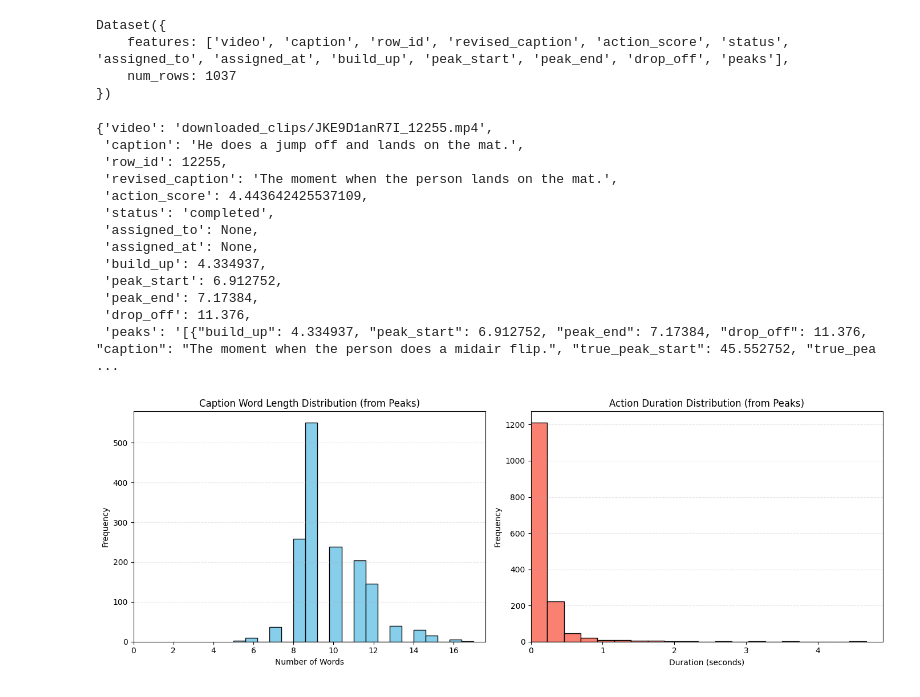
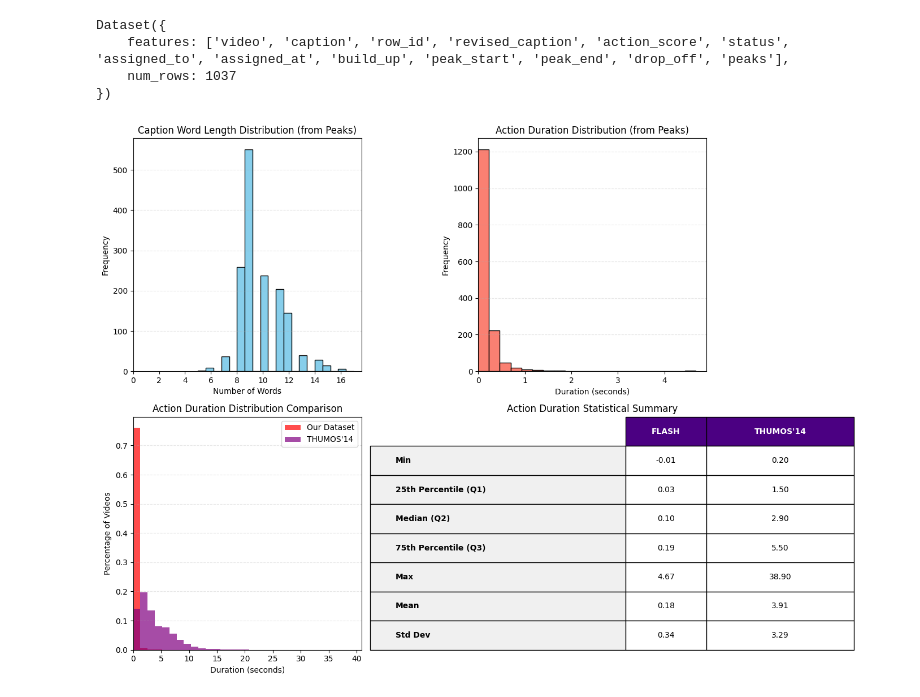
Before and after one commit to cminst/flash-dataset, a Jupyter notebook: dataset_flash.ipynb, the cells around one changed output. Saved outputs shown, nothing was run; the diff lists cells and outputs as text; code cells hidden in the pictures.

Commit message:
flash dataset nb updates

```diff
--- a/dataset_flash.ipynb
+++ b/dataset_flash.ipynb
@@ -1,7 +1,7 @@
 # %%
 from datasets import *
 from iv2_utils import iv2
-from utils import plot_caption_and_duration_distributions, plot_caption_and_duration_distributions_from_peaks
+from utils import plot_caption_and_duration_distributions, plot_peak_dataset_stats
 import random
 import json
 import matplotlib.pyplot as plt
@@ -14,31 +14,15 @@ import numpy as np
 import torch.nn.functional as F
 import gc
 from huggingface_hub import notebook_login
+
+dataset = Dataset.from_csv('labeling_tasks_cleaned.csv')
+dataset
+# %% [output]
+Dataset({
+    features: ['video', 'caption', 'row_id', 'revised_caption', 'action_score', 'status', 'assigned_to', 'assigned_at', 'build_up', 'peak_start', 'peak_end', 'drop_off', 'peaks'],
+    num_rows: 1037
+})
-# %%
-dataset = Dataset.from_csv('labeling_tasks_cleaned.csv')
-dataset
-# %% [output]
-Dataset({
-    features: ['video', 'caption', 'row_id', 'revised_caption', 'action_score', 'status', 'assigned_to', 'assigned_at', 'build_up', 'peak_start', 'peak_end', 'drop_off', 'peaks'],
-    num_rows: 1037
-})
-# %%
-dataset[502]
-# %% [output]
-{'video': 'downloaded_clips/JKE9D1anR7I_12255.mp4',
- 'caption': 'He does a jump off and lands on the mat.',
- 'row_id': 12255,
- 'revised_caption': 'The moment when the person lands on the mat.',
- 'action_score': 4.443642425537109,
- 'status': 'completed',
- 'assigned_to': None,
- 'assigned_at': None,
- 'build_up': 4.334937,
- 'peak_start': 6.912752,
- 'peak_end': 7.17384,
- 'drop_off': 11.376,
- 'peaks': '[{"build_up": 4.334937, "peak_start": 6.912752, "peak_end": 7.17384, "drop_off": 11.376, "caption": "The moment when the person does a midair flip.", "true_peak_start": 45.552752, "true_pea ...
 # %%
-plot_caption_and_duration_distributions_from_peaks(dataset)
+plot_peak_dataset_stats(dataset)
 # %% [output]
-[figure, old version]
+[figure, new version]
```
